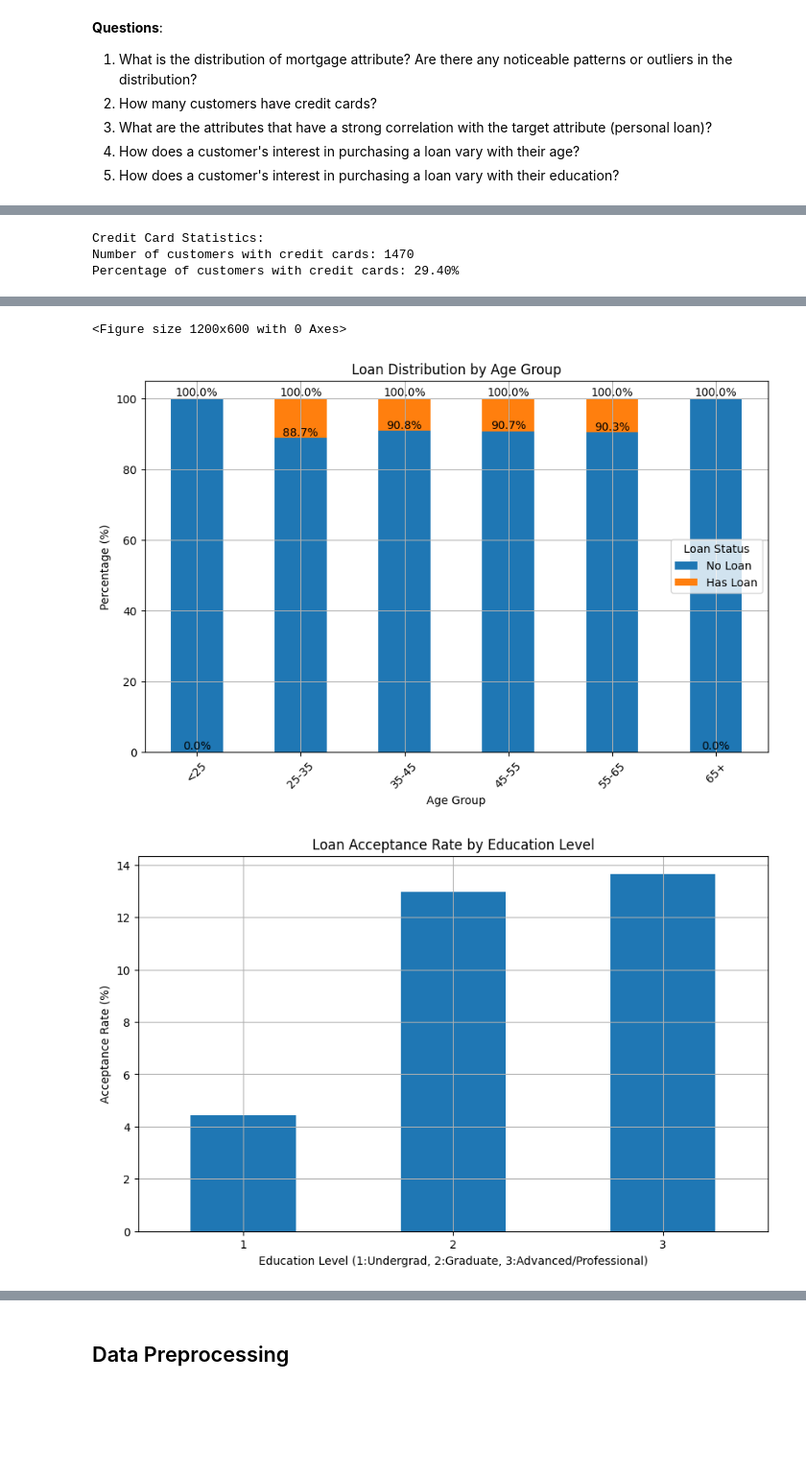
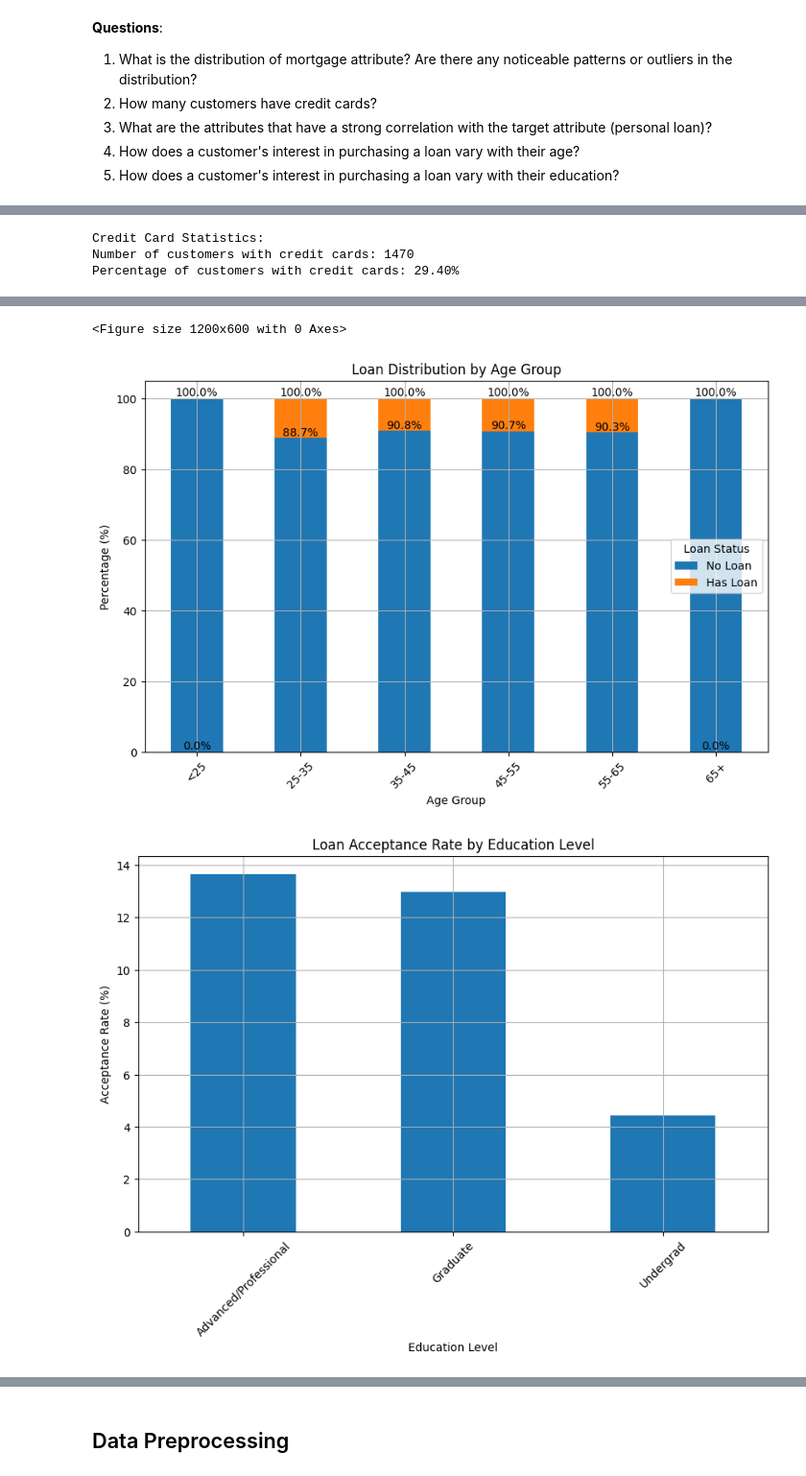
Before and after one commit to uurtsaikh201/gl-learning, a Jupyter notebook: AIML_ML_Project_full_code_notebook.ipynb, the cells around one changed output, grey strips where cells are left out. Shown at 96% size. Cells and saved outputs as stored; diff of their text form; code cells hidden in the pictures; blank space fills up the shorter version.

```diff
--- a/AIML_ML_Project_full_code_notebook.ipynb
+++ b/AIML_ML_Project_full_code_notebook.ipynb
@@ -201,9 +201,13 @@ print(f"Number of customers with credit cards: {credit_card_counts[1]}")
 print(f"Percentage of customers with credit cards: {(credit_card_counts[1]/len(data))*100:.2f}%")
 
 # 3. Correlation Analysis
-# Calculate correlations with Personal_Loan
+# Create numeric Education column for correlation
+education_mapping = {'Undergrad': 1, 'Graduate': 2, 'Advanced/Professional': 3}
+data['Education_Numeric'] = data['Education'].map(education_mapping)
+
+# Calculate correlations with Personal_Loan using numeric Education
 correlation_vars = ['Age', 'Experience', 'Income', 'Family', 'CCAvg',
-                   'Education', 'Mortgage']
+                   'Education_Numeric', 'Mortgage']
 correlations = data[correlation_vars + ['Personal_Loan']].corr()['Personal_Loan'].sort_values(ascending=False)
 
 # Create correlation heatmap
@@ -251,9 +255,9 @@ education_loan = pd.crosstab(data['Education'], data['Personal_Loan'], normalize
 plt.figure()
 education_loan[1].plot(kind='bar')
 plt.title('Loan Acceptance Rate by Education Level')
-plt.xlabel('Education Level (1:Undergrad, 2:Graduate, 3:Advanced/Professional)')
+plt.xlabel('Education Level')
 plt.ylabel('Acceptance Rate (%)')
-plt.xticks(rotation=0)
+plt.xticks(rotation=45)
 plt.show()
 
 # Print detailed statistics
@@ -298,16 +302,16 @@ Age             -0.007726
 Name: Personal_Loan, dtype: float64
 
 Loan Distribution by Age Group:
 Personal_Loan       0      1
 Age_Group
 <25            100.00   0.00
 25-35           88.65  11.35
 35-45           90.84   9.16
 45-55           90.67   9.33
 55-65           90.34   9.66
 65+            100.00   0.00
 <Figure size 1200x600 with 0 Axes>
 [figure]
-[figure, old version]
+[figure, new version]
 Loan Acceptance Rate by Education Level:
 Education
```
Also changed, not shown: parts of 5 cells of this notebook.
